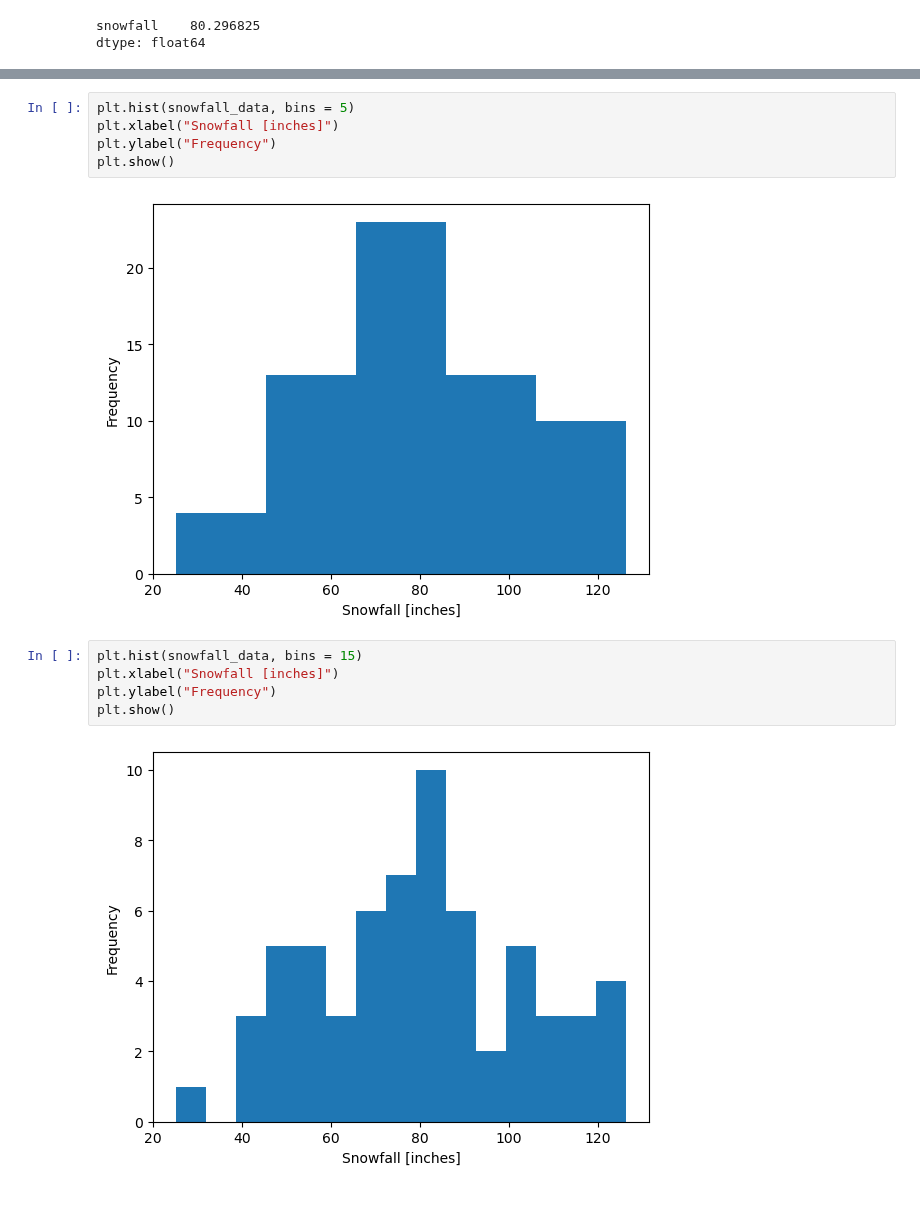
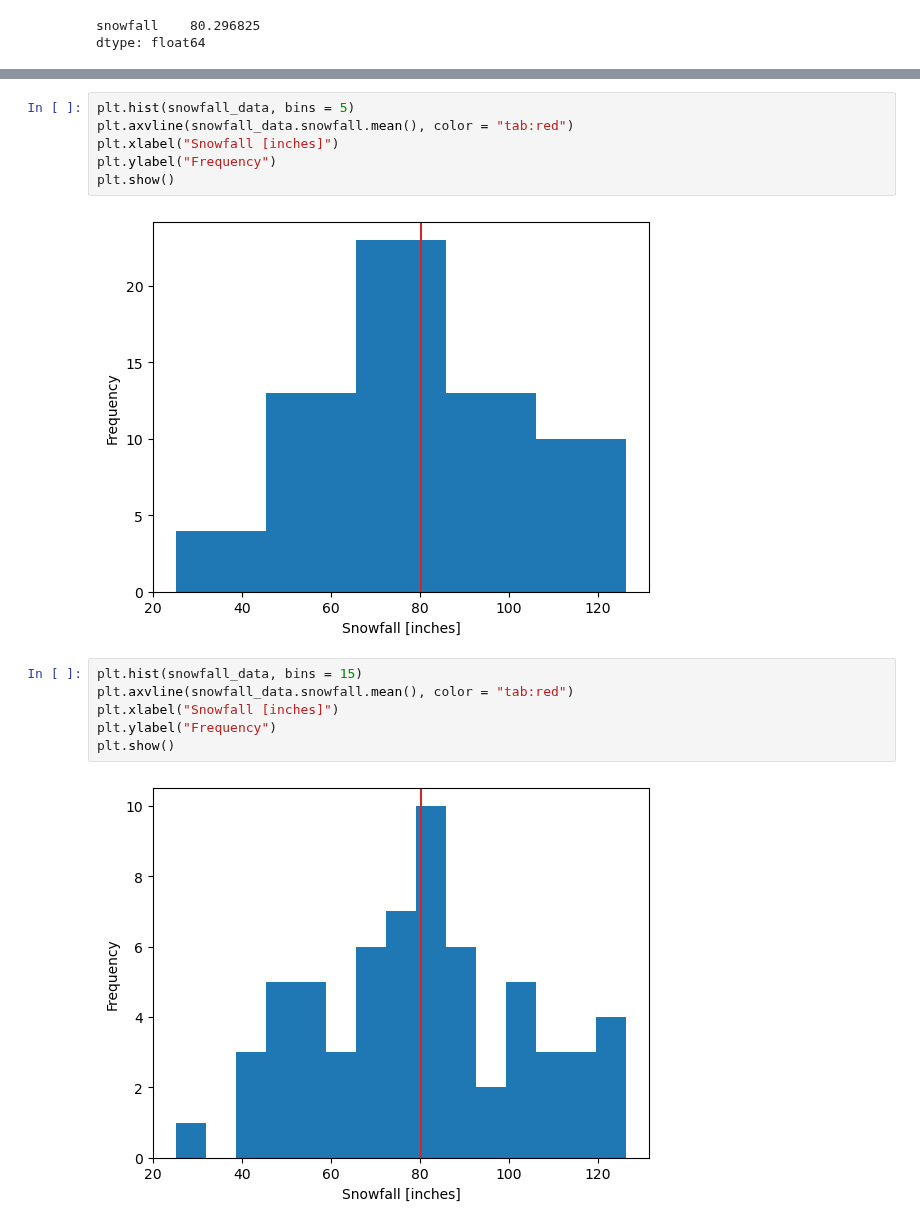
Before and after one commit to tproykov/MathsForDevelopers, a Jupyter notebook: 05.Statistics/SatisticsDemo.ipynb, the cells around one changed output, grey strips where cells are left out. Cells and saved outputs as stored; diff of their text form.

```diff
--- a/05.Statistics/SatisticsDemo.ipynb
+++ b/05.Statistics/SatisticsDemo.ipynb
@@ -52,14 +56,16 @@ plt.show()
 # %%
 plt.hist(snowfall_data, bins = 5)
+plt.axvline(snowfall_data.snowfall.mean(), color = "tab:red")
 plt.xlabel("Snowfall [inches]")
 plt.ylabel("Frequency")
 plt.show()
 # %% [output]
-[figure, old version]
+[figure, new version]
 # %%
 plt.hist(snowfall_data, bins = 15)
+plt.axvline(snowfall_data.snowfall.mean(), color = "tab:red")
 plt.xlabel("Snowfall [inches]")
 plt.ylabel("Frequency")
 plt.show()
 # %% [output]
-[figure, old version]
+[figure, new version]
```
Also changed, not shown: parts of 2 cells of this notebook.
